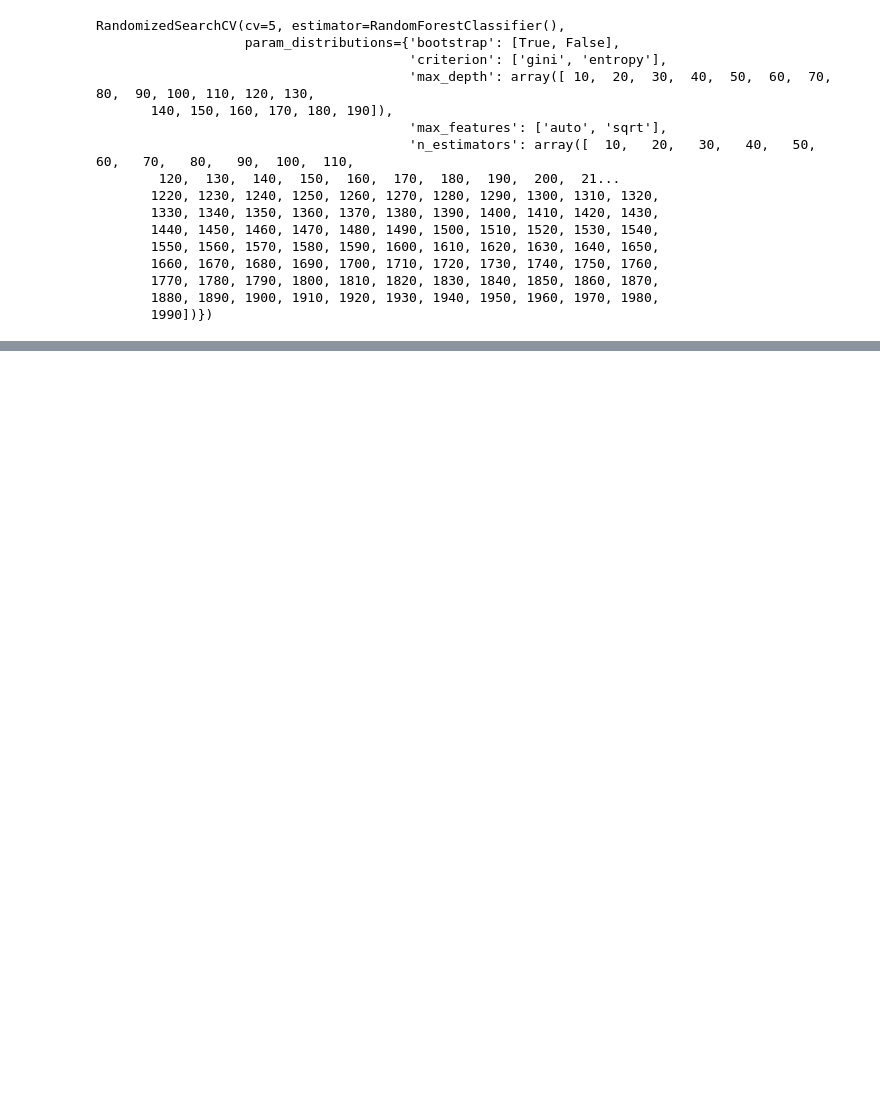
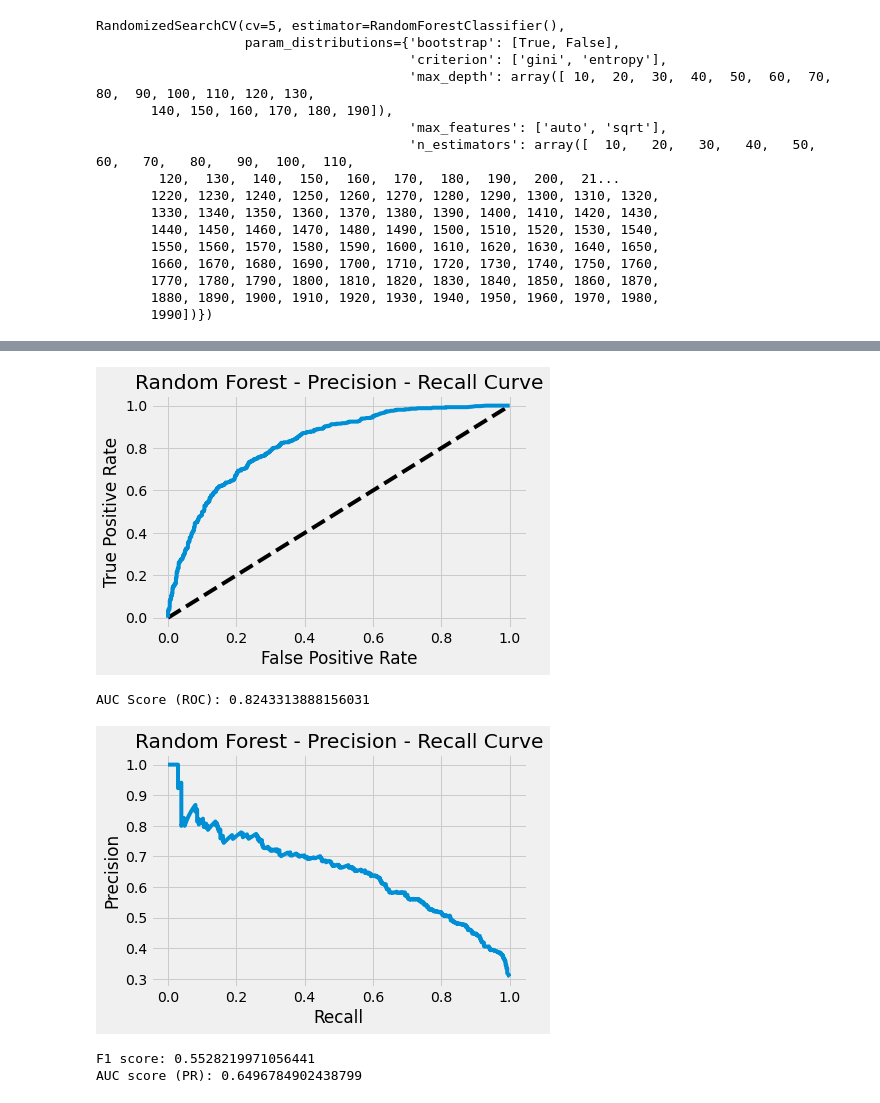
Before and after one commit to PSwiecicki/wsiz-zal-interfejsy-bigdata, a Jupyter notebook: analiza duzych zbiorow danych.ipynb, the cells around one changed output, grey strips where cells are left out. Saved outputs shown, nothing was run; the diff lists cells and outputs as text; code cells hidden in the pictures; blank space fills up the shorter version.

```diff
--- a/analiza duzych zbiorow danych.ipynb
+++ b/analiza duzych zbiorow danych.ipynb
@@ -376,0 +386,9 @@ Random Forest - najlepsze parametry:  {'n_estimators': 1530, 'max_features': 'sq
+# %%
+roc_curve_auc_score(x_test, y_test, y_pred_rf_tuned_prob, 'Random Forest')
+precision_recall_curve_and_sc(x_test, y_test, y_pred_rf_tuned, y_pred_rf_tuned_prob, 'Random Forest')
+# %% [output]
+[figure, added]
+AUC Score (ROC): 0.8243313888156031
+[figure, added]
+F1 score: 0.5528219971056441
+AUC score (PR): 0.6496784902438799
```
Also changed, not shown: parts of 5 cells of this notebook.
